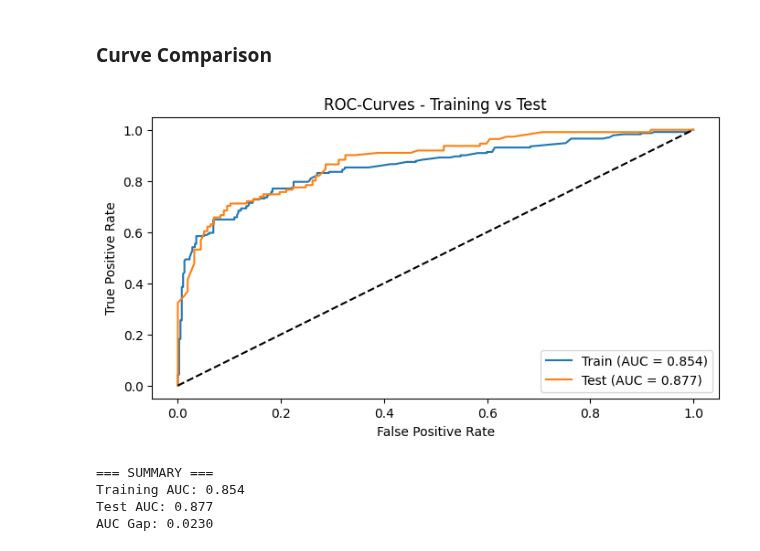
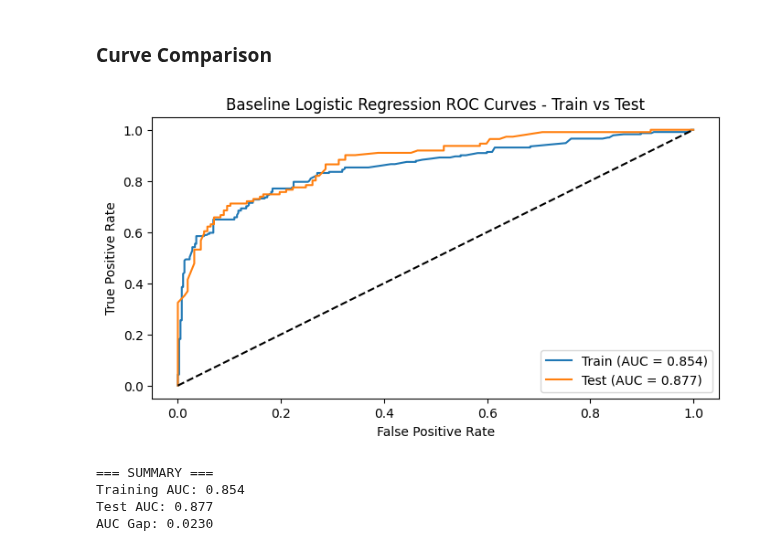
Before and after one commit to tshihab07/Titanic-Life-Prediction, a Jupyter notebook: baselineModeling.ipynb, the cells around one changed output. Saved outputs shown, nothing was run; the diff lists cells and outputs as text; code cells hidden in the pictures.

Commit message:
Update ROC Curve Title

```diff
--- a/baselineModeling.ipynb
+++ b/baselineModeling.ipynb
@@ -323,25 +323,25 @@ array([0.11285983, 0.16900547, 0.07449547, 0.70932419, 0.65819879,
 # %%
 # figure size
 plt.figure(figsize=(8, 4))
 
 # ROC Curves
 fpr_train, tpr_train, _ = roc_curve(y_train, train_proba)
 fpr_test, tpr_test, _ = roc_curve(y_test, test_proba)
 
 # ploting the curve
 plt.plot(fpr_train, tpr_train, label=f'Train (AUC = {auc(fpr_train, tpr_train):.3f})')
 plt.plot(fpr_test, tpr_test, label=f'Test (AUC = {auc(fpr_test, tpr_test):.3f})')
 plt.plot([0, 1], [0, 1], 'k--')
 
 # set labels
 plt.xlabel('False Positive Rate')
 plt.ylabel('True Positive Rate')
-plt.title('ROC-Curves - Training vs Test')
+plt.title('Baseline Logistic Regression ROC Curves - Train vs Test')
 plt.legend()
 
 plt.show()
 # %% [output]
-[figure, old version]
+[figure, new version]
 # %%
 auc_gap = abs(auc(fpr_train, tpr_train) - auc(fpr_test, tpr_test))
 
```
